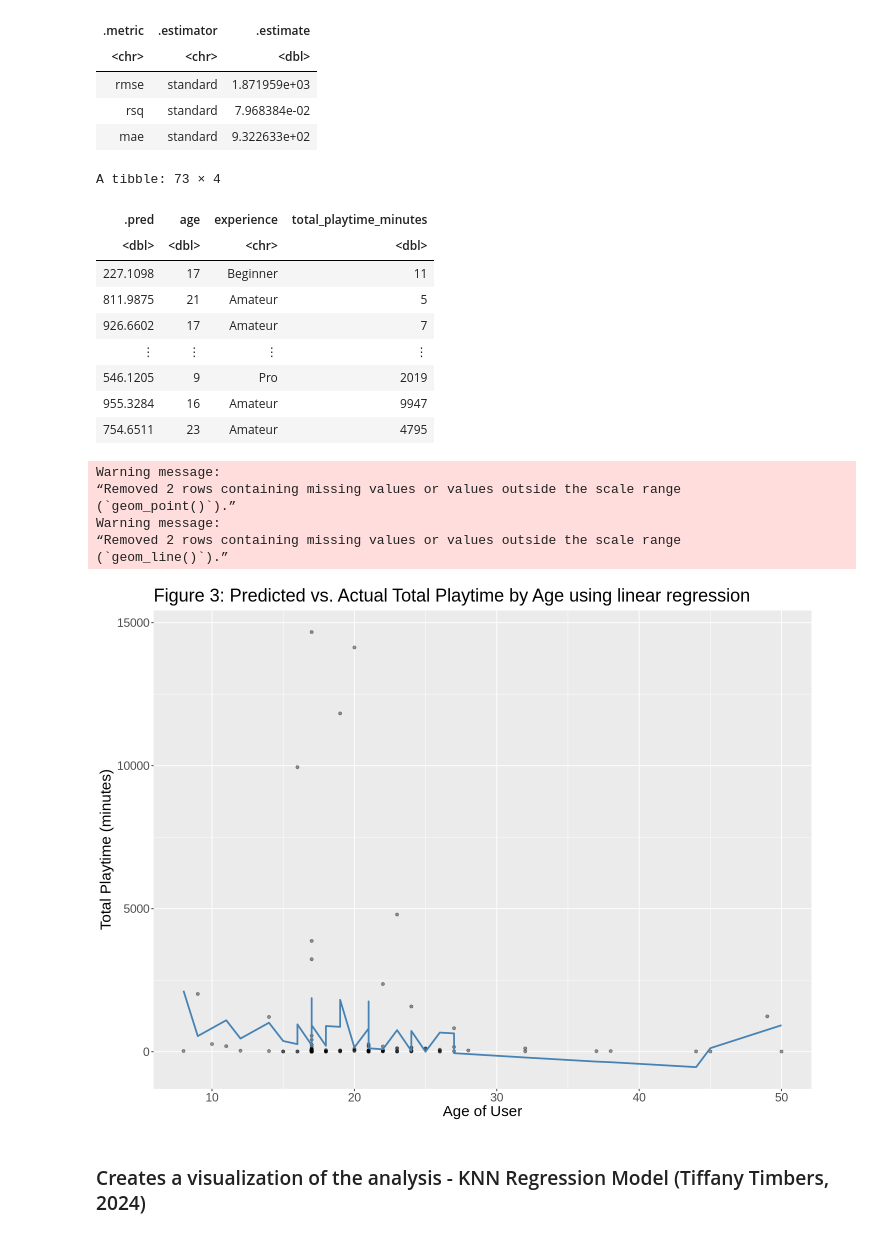
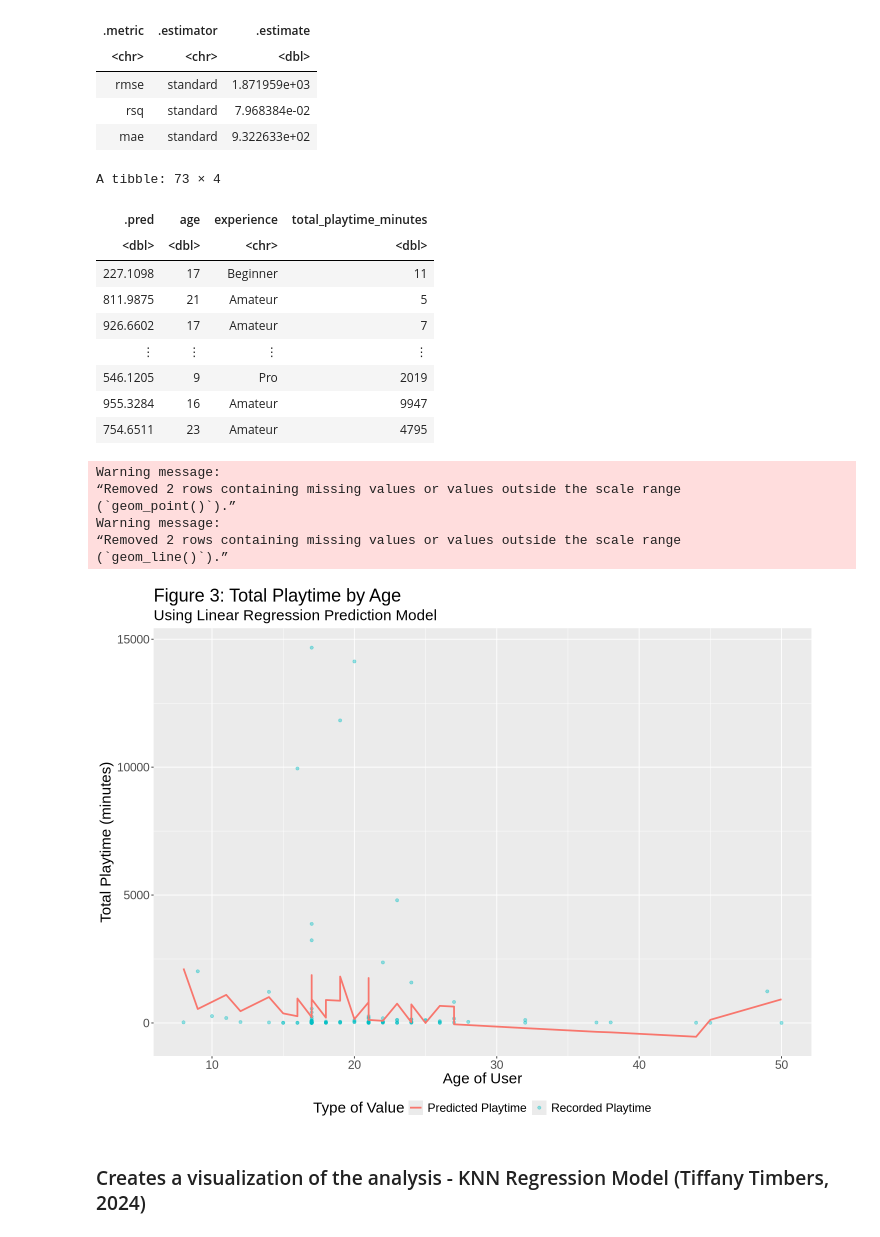
Before and after one commit to arevaura/dsci-100-2024w2-group-9, a Jupyter notebook: DSCI 100 007 - Group 9 Final Report.ipynb, the cells around one changed output. Saved outputs shown, nothing was run; the diff lists cells and outputs as text; code cells hidden in the pictures.

Commit message:
Modify Figure 3
Updated the visual and added a legend

```diff
--- a/DSCI 100 007 - Group 9 Final Report.ipynb
+++ b/DSCI 100 007 - Group 9 Final Report.ipynb
@@ -300,46 +303,51 @@ A tibble: 3 × 3
 | rmse | standard | 1.871959e+03 |
 | rsq | standard | 7.968384e-02 |
 | mae | standard | 9.322633e+02 |
+# %%
+data_predict <- data_fit |>
+    predict(data_training) |>
+    bind_cols(data_training)
+data_predict
+# %% [output]
+A tibble: 73 × 4
+| .pred | age | experience | total_playtime_minutes |
+| <dbl> | <dbl> | <chr> | <dbl> |
+| 227.1098 | 17 | Beginner | 11 |
+| 811.9875 | 21 | Amateur | 5 |
+| 926.6602 | 17 | Amateur | 7 |
+| ⋮ | ⋮ | ⋮ | ⋮ |
+| 546.1205 | 9 | Pro | 2019 |
+| 955.3284 | 16 | Amateur | 9947 |
+| 754.6511 | 23 | Amateur | 4795 |
 # %%
-library(ggplot2)
-options(repr.plot.width = 12)
-
-data_predict <- data_fit |>
-    predict(data_training) |>
-    bind_cols(data_training)
-data_predict
-
-plot_final <- ggplot(data, aes(x = age, y = total_playtime_minutes)) +
-    geom_point(alpha = 0.4) +
+plot_final <- ggplot(data) +
+    geom_point(alpha = 0.4,
+               aes(x = age,
+                   y = total_playtime_minutes,
+                   color = "Recorded Playtime")) +
     geom_line(data = data_predict,
-              aes(x = age, y = .pred),
-              color = "steelblue",
+              aes(x = age,
+                  y = .pred,
+                  color = "Predicted Playtime"),
               linewidth = 1) +
     labs(x = "Age of User",
          y = "Total Playtime (minutes)",
-         title = "Figure 3: Predicted vs. Actual Total Playtime by Age using linear regression")  +
-         theme(text = element_text(size = 18)) +
+         color = "Type of Value",
+         title = "Figure 3: Total Playtime by Age",
+         subtitle = "Using Linear Regression Prediction Model")  +
+         theme(text = element_text(size = 18),
+               legend.position = "bottom") +
      scale_y_continuous()
-
+options(repr.plot.width = 12)
 plot_final
 # %% [output]
-A tibble: 73 × 4
+Warning message:
+“Removed 2 rows containing missing values or values outside the scale range
+(`geom_point()`).”
+Warning message:
+“Removed 2 rows containing missing values or values outside the scale range
+(`geom_line()`).”
-| .pred | age | experience | total_playtime_minutes |
-| <dbl> | <dbl> | <chr> | <dbl> |
-| 227.1098 | 17 | Beginner | 11 |
-| 811.9875 | 21 | Amateur | 5 |
-| 926.6602 | 17 | Amateur | 7 |
-| ⋮ | ⋮ | ⋮ | ⋮ |
-| 546.1205 | 9 | Pro | 2019 |
-| 955.3284 | 16 | Amateur | 9947 |
-| 754.6511 | 23 | Amateur | 4795 |
-Warning message:
-“Removed 2 rows containing missing values or values outside the scale range
-(`geom_point()`).”
-Warning message:
-“Removed 2 rows containing missing values or values outside the scale range
-(`geom_line()`).”
-[figure, old version]
+[figure, new version]
 # %% [markdown]
 ### Creates a visualization of the analysis - KNN Regression Model (Tiffany Timbers, 2024)
 # %%
```
Also changed, not shown: parts of 1 cell of this notebook.
